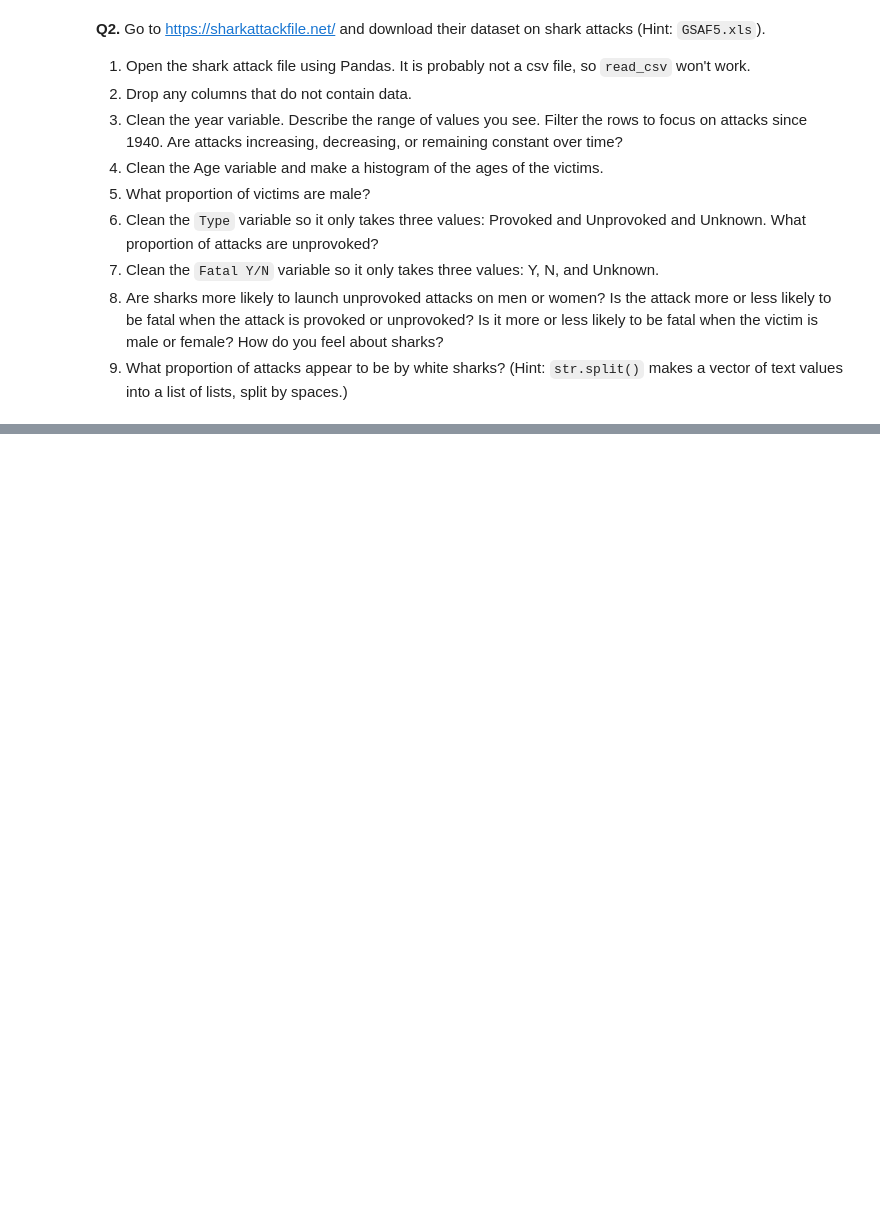
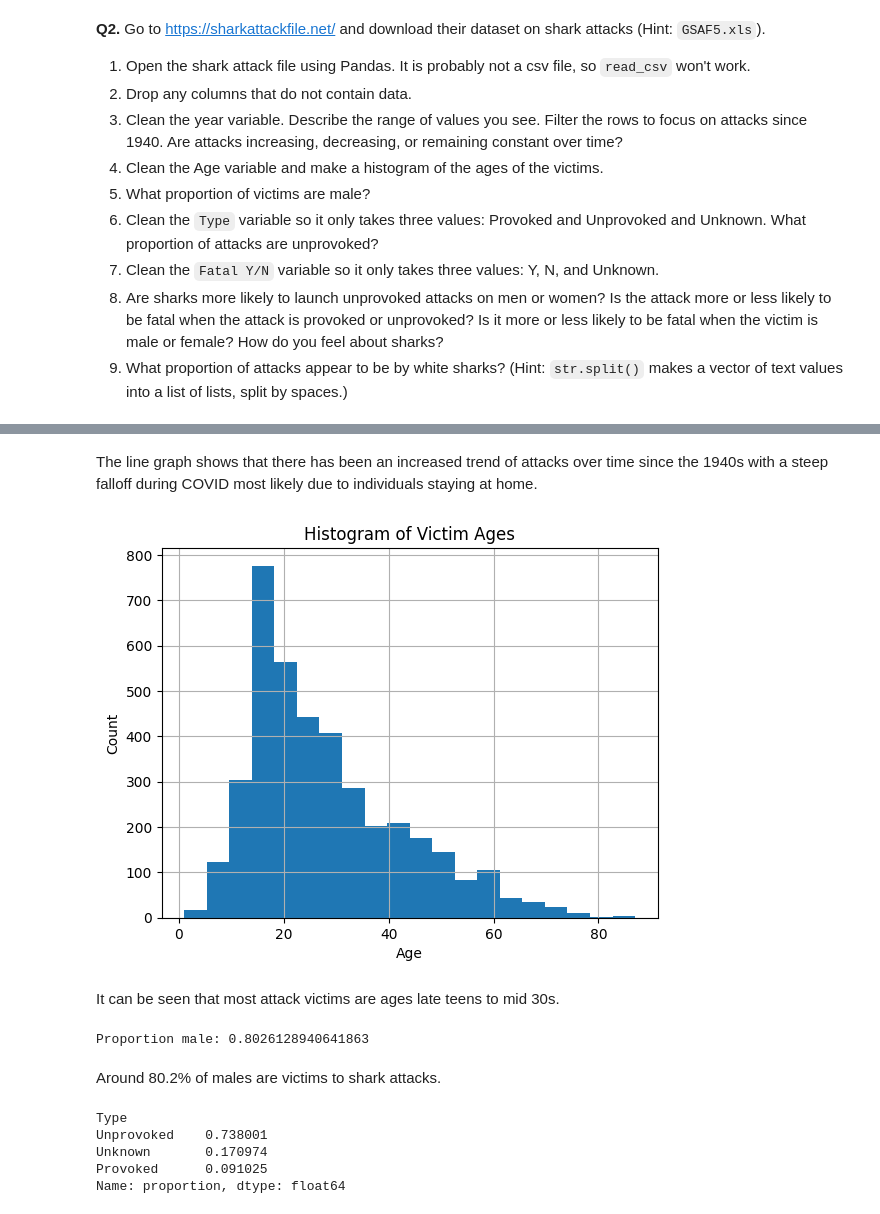
Before and after one commit to zje5sq/wrangling_assignment, a Jupyter notebook: assignment.ipynb, the cells around one changed output, grey strips where cells are left out. Drawn from its saved outputs; the diff is of its cells as text; code cells hidden in the pictures; blank space fills up the shorter version.

```diff
--- a/assignment.ipynb
+++ b/assignment.ipynb
@@ -191,0 +159,47 @@ KeyError: 'Fatal (Y/N)'
+# %% [markdown]
+The line graph shows that there has been an increased trend of attacks over time since the 1940s with a steep falloff during COVID most likely due to individuals staying at home.
+# %%
+#Cleaning Age Variable
+def clean_age(x):
+    if pd.isnull(x): return np.nan
+    x = str(x).strip()
+    if x.isdigit(): return int(x)
+    if "teen" in x.lower(): return 15
+    if "20" in x: return 25
+    if "30" in x: return 35
+    return np.nan
+sharks_data['Age_clean'] = sharks_data['Age'].apply(clean_age)
+
+#Age Breakdown
+sharks_data['Age_clean'].hist(bins=20)
+plt.title("Histogram of Victim Ages")
+plt.xlabel("Age")
+plt.ylabel("Count")
+plt.show()
+# %% [output]
+[figure, added]
+# %% [markdown]
+It can be seen that most attack victims are ages late teens to mid 30s.
+# %%
+#Cleaning up the Sex Column
+sharks_data['Sex'] = sharks_data['Sex'].str.strip().str.upper()
+
+#Males victims to shark attacks
+prop_male_attacks = (sharks_data['Sex'] == 'M').mean()
+print("Proportion male:", prop_male_attacks)
+# %% [output]
+Proportion male: 0.8026128940641863
+# %% [markdown]
+Around 80.2% of males are victims to shark attacks.
+# %%
+#Cleaning the variable (provoked, unprovoked, unknwon)
+sharks_data['Type'] = sharks_data['Type'].str.strip().str.title()
+sharks_data['Type'] = sharks_data['Type'].where(sharks_data['Type'].isin(['Provoked','Unprovoked']), 'Unknown')
+
+print(sharks_data['Type'].value_counts(normalize=True))
+# %% [output]
+Type
+Unprovoked    0.738001
+Unknown       0.170974
+Provoked      0.091025
+Name: proportion, dtype: float64
```
Also changed, not shown: parts of 22 cells of this notebook.
